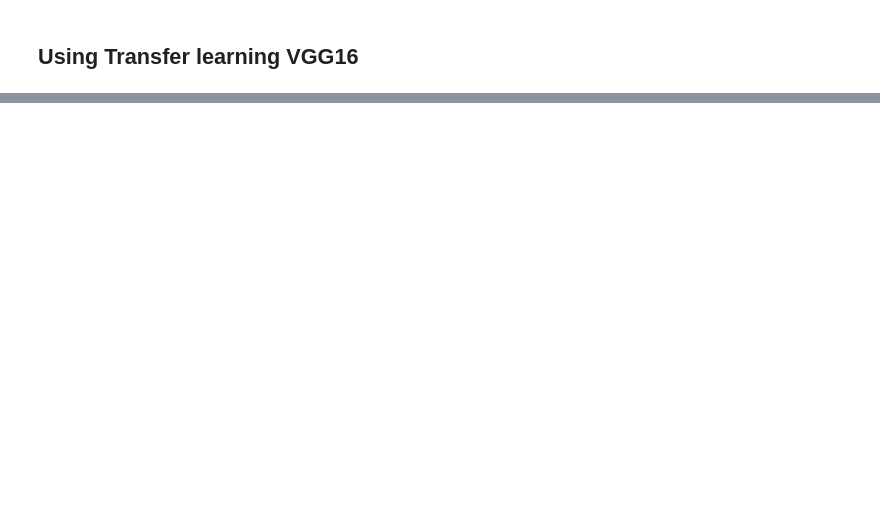
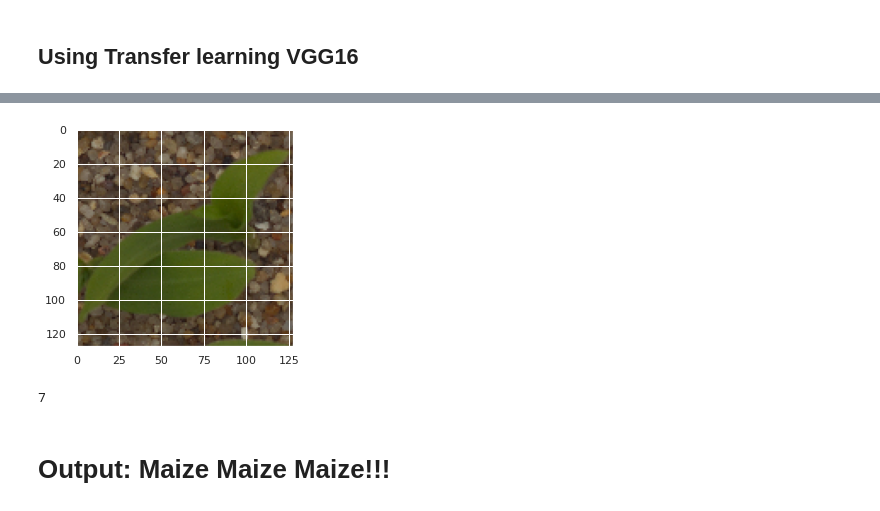
Before and after one commit to nandhukumar86/AIML-Practice, a Jupyter notebook: CNN_Project_1.ipynb, the cells around one changed output, grey strips where cells are left out. Drawn from its saved outputs; the diff is of its cells as text; code cells hidden in the pictures; blank space fills up the shorter version.

```diff
--- a/CNN_Project_1.ipynb
+++ b/CNN_Project_1.ipynb
@@ -286,0 +328,5 @@ dbfile.close()
+# %%
+img = cv2.resize(img,(128, 128))
+plt.imshow(img);
+# %% [output]
+[figure, added]
@@ -286,0 +337,6 @@ dbfile.close()
+# %%
+output.argmax()
+# %% [output]
+7
+# %% [markdown]
+# Output: Maize Maize Maize!!!
```
Also changed, not shown: parts of 37 cells of this notebook.
